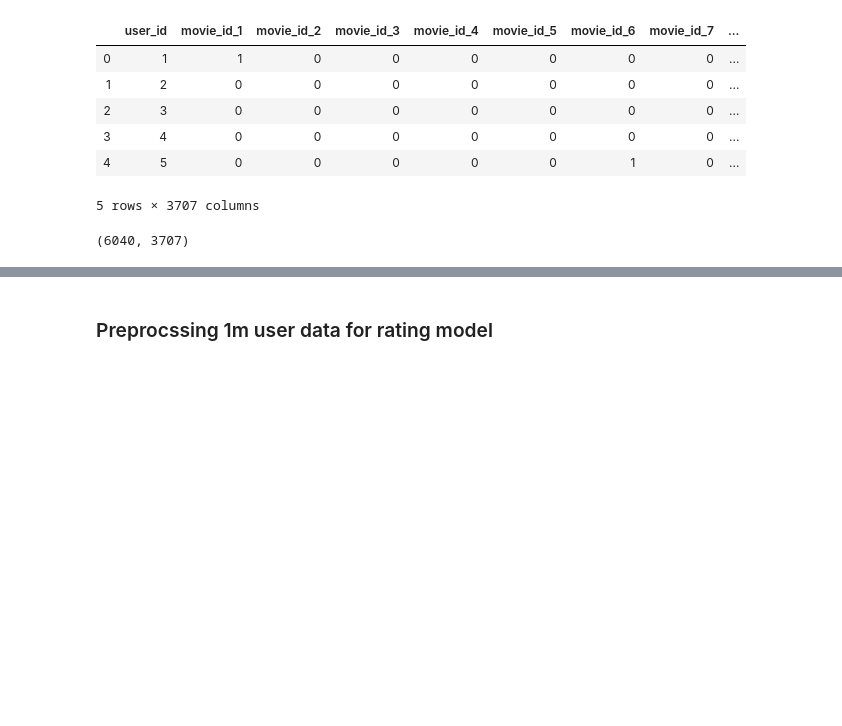
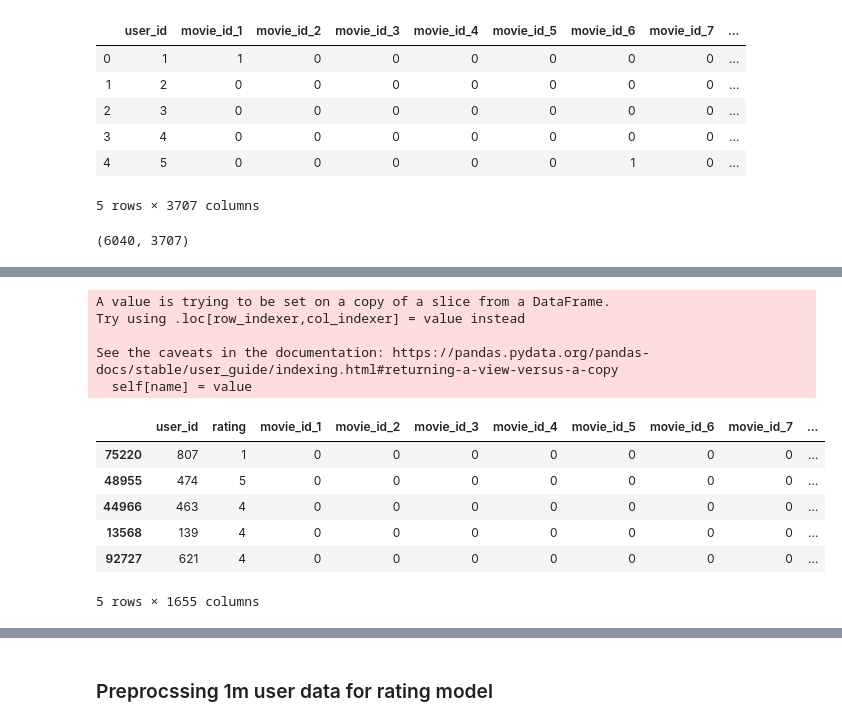
Before and after one commit to agnivad/causal-inference-movie-recommender, a Jupyter notebook: Data_processing.ipynb, the cells around one changed output, grey strips where cells are left out. Cells and saved outputs as stored; diff of their text form; code cells hidden in the pictures; blank space fills up the shorter version.

```diff
--- a/Data_processing.ipynb
+++ b/Data_processing.ipynb
@@ -188,0 +353,3 @@ rating_model_data.shape
+# %%
+X_train['rating'] = y_train
+X_test['rating'] = y_test
@@ -188,0 +366,15 @@ rating_model_data.shape
+# %%
+X_train = shrink_df(X_train)
+X_test = shrink_df(X_test)
+# %% [output]
+A value is trying to be set on a copy of a slice from a DataFrame.
+Try using .loc[row_indexer,col_indexer] = value instead
+
+See the caveats in the documentation: https://pandas.pydata.org/pandas-docs/stable/user_guide/indexing.html#returning-a-view-versus-a-copy
+  self[name] = value
+# %%
+one_hot_X_train = pd.get_dummies(X_train.movie_id, prefix="movie_id", dtype=np.uint8)
+one_hot_X_test = pd.get_dummies(X_test.movie_id, prefix="movie_id", dtype=np.uint8)
+# %%
+one_hot_X_train["user_id"] = X_train.user_id
+one_hot_X_train["rating"] = X_train.rating
@@ -188,0 +384,13 @@ rating_model_data.shape
+# %%
+cols = one_hot_X_train.columns.tolist()
+cols = cols[-2:] + cols[:-2]
+one_hot_X_train = one_hot_X_train[cols]
+one_hot_X_train.head()
+# %% [output]
+|  | user_id | rating | movie_id_1 | movie_id_2 | movie_id_3 | movie_id_4 | movie_id_5 | movie_id_6 | movie_id_7 | ... |
+| 75220 | 807 | 1 | 0 | 0 | 0 | 0 | 0 | 0 | 0 | ... |
+| 48955 | 474 | 5 | 0 | 0 | 0 | 0 | 0 | 0 | 0 | ... |
+| 44966 | 463 | 4 | 0 | 0 | 0 | 0 | 0 | 0 | 0 | ... |
+| 13568 | 139 | 4 | 0 | 0 | 0 | 0 | 0 | 0 | 0 | ... |
+| 92727 | 621 | 4 | 0 | 0 | 0 | 0 | 0 | 0 | 0 | ... |
+5 rows × 1655 columns
```
Also changed, not shown: parts of 80 cells of this notebook, 8 other files.
